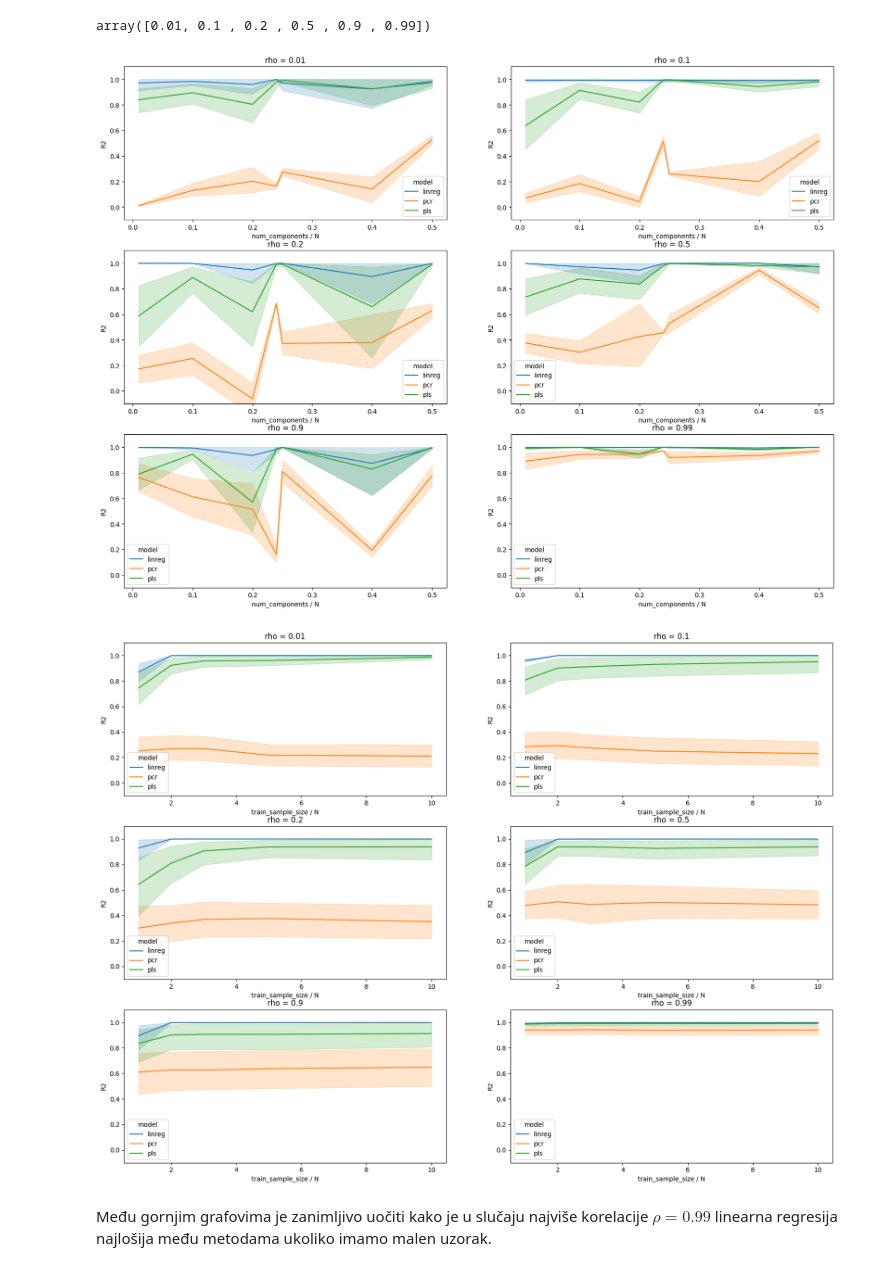
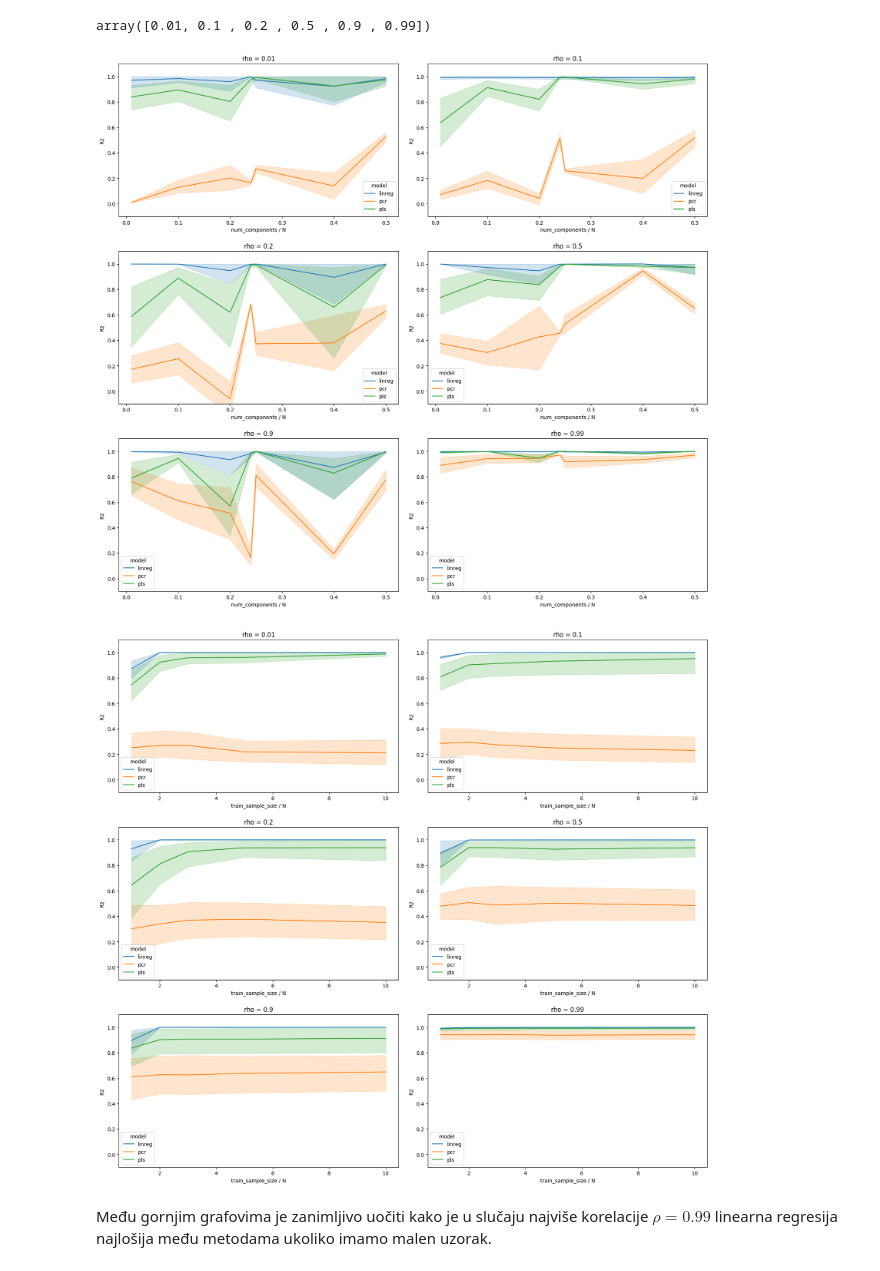
Before and after one commit to ninjas77/PLS, a Jupyter notebook: experiment_analysis.ipynb, the cells around one changed output. Cells and saved outputs as stored; diff of their text form; code cells hidden in the pictures.

```diff
--- a/experiment_analysis.ipynb
+++ b/experiment_analysis.ipynb
@@ -36,22 +36,24 @@ df.rho.unique()
 # %% [output]
 array([0.01, 0.1 , 0.2 , 0.5 , 0.9 , 0.99])
 # %%
-plt.figure(figsize=(20, 20))
+plt.figure(figsize=(17, 20))
 
 plt_y = 2
 plt_x = df.rho.nunique() // plt_y + 1
 
 for idx, rho in enumerate(df.rho.unique()):
     df_rho = df[df.rho == rho]
     plt.subplot(plt_x, plt_y, idx+1)
+    plt.tight_layout(pad=2)
     sns.lineplot(x='component_N_ratio', y='R2', hue='model', data=df_rho)
     plt.title(f"rho = {rho}")
     plt.ylim(-0.1, 1.1)
     plt.xlabel('num_components / N')
 # %% [output]
-[figure, old version]
+[figure, new version]
 # %%
-plt.figure(figsize=(20, 20))
+plt.figure(figsize=(17, 20))
+
 
 plt_y = 2
 plt_x = df.rho.nunique() // plt_y + 1
@@ -59,12 +61,13 @@ plt_x = df.rho.nunique() // plt_y + 1
 for idx, rho in enumerate(df.rho.unique()):
     df_rho = df[df.rho == rho]
     plt.subplot(plt_x, plt_y, idx+1)
+    plt.tight_layout(pad=2)
     sns.lineplot(x='train_sample_size_N_ratio', y='R2', hue='model', data=df_rho)
     plt.title(f"rho = {rho}")
     plt.ylim(-0.1, 1.1)
     plt.xlabel('train_sample_size / N')
 # %% [output]
-[figure, old version]
+[figure, new version]
 # %% [markdown]
 Među gornjim grafovima je zanimljivo uočiti kako je u slučaju najviše korelacije $\rho = 0.99$ linearna regresija najlošija među metodama ukoliko imamo malen uzorak.
 # %% [markdown]
```
